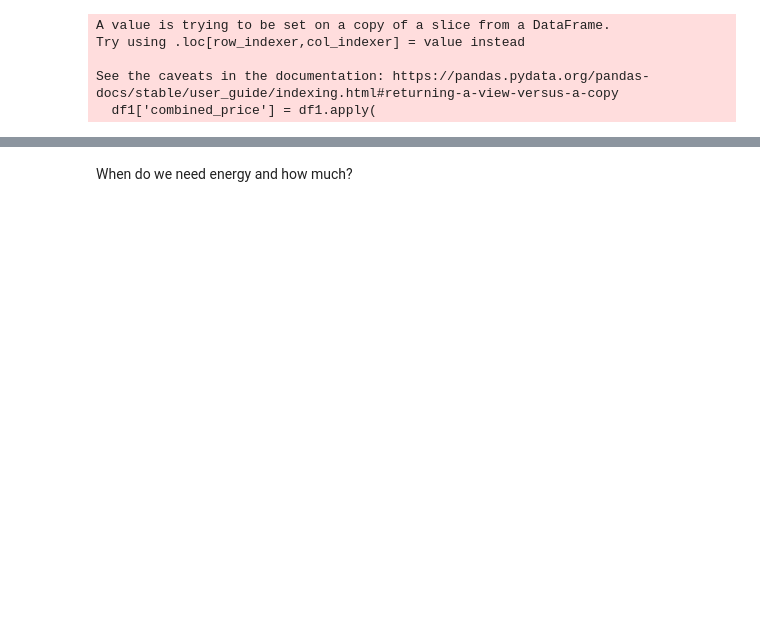
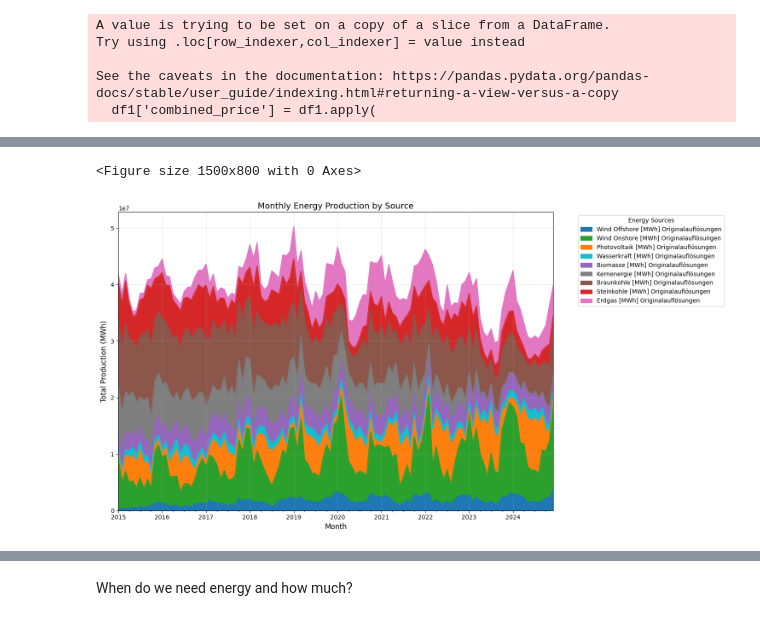
Before and after one commit to Timson1235/clouddocker, a Jupyter notebook: dataviz/capstone_project/main.ipynb, the cells around one changed output, grey strips where cells are left out. Saved outputs shown, nothing was run; the diff lists cells and outputs as text; code cells hidden in the pictures; blank space fills up the shorter version.

```diff
--- a/dataviz/capstone_project/main.ipynb
+++ b/dataviz/capstone_project/main.ipynb
@@ -153,3 +291,58 @@ plt.show()
+# %%
+# Create monthly sums for each energy source
+df_monthly = combined_df.groupby(combined_df['Datum von'].dt.to_period('M')).agg({
+    'Wind Offshore [MWh] Originalauflösungen': 'sum',
+    'Wind Onshore [MWh] Originalauflösungen': 'sum',
+    'Photovoltaik [MWh] Originalauflösungen': 'sum',
+    'Wasserkraft [MWh] Originalauflösungen': 'sum',
+    'Biomasse [MWh] Originalauflösungen': 'sum',
+    'Kernenergie [MWh] Originalauflösungen': 'sum',
+    'Braunkohle [MWh] Originalauflösungen': 'sum',
+    'Steinkohle [MWh] Originalauflösungen': 'sum',
+    'Erdgas [MWh] Originalauflösungen': 'sum'
+})
+
+# Convert period index to datetime for proper plotting
+df_monthly.index = df_monthly.index.to_timestamp()
+
+# Create stacked area plot for monthly values
+plt.figure(figsize=(15, 8))
+
+# Define colors and order for energy sources
+colors = {
+    'Wind Offshore [MWh] Originalauflösungen': '#1f77b4',  # blue
+    'Wind Onshore [MWh] Originalauflösungen': '#2ca02c',   # green
+    'Photovoltaik [MWh] Originalauflösungen': '#ff7f0e',   # orange
+    'Wasserkraft [MWh] Originalauflösungen': '#17becf',    # light blue
+    'Biomasse [MWh] Originalauflösungen': '#9467bd',       # purple
+    'Kernenergie [MWh] Originalauflösungen': '#7f7f7f',    # gray
+    'Braunkohle [MWh] Originalauflösungen': '#8c564b',     # brown
+    'Steinkohle [MWh] Originalauflösungen': '#d62728',     # red
+    'Erdgas [MWh] Originalauflösungen': '#e377c2'          # pink
+}
+
+# Stack monthly values into an area plot
+df_monthly.plot.area(
+    stacked=True, figsize=(15, 8), color=[colors[col] for col in df_monthly.columns]
+)
+
+# Customize plot
+plt.title('Monthly Energy Production by Source', fontsize=14)
+plt.xlabel('Month', fontsize=12)
+plt.ylabel('Total Production (MWh)', fontsize=12)
+plt.legend(
+    title='Energy Sources',
+    bbox_to_anchor=(1.05, 1), loc='upper left'
+)
+plt.grid(True, alpha=0.3)
+
+# Adjust layout to prevent legend cutoff
+plt.tight_layout()
+
+plt.show()
+# %% [output]
+<Figure size 1500x800 with 0 Axes>
+[figure, added]
 # %%
 # Create a copy of the dataframe with datetime index
 df = combined_df.copy()
```
Also changed, not shown: parts of 16 cells of this notebook, 4 other files.
